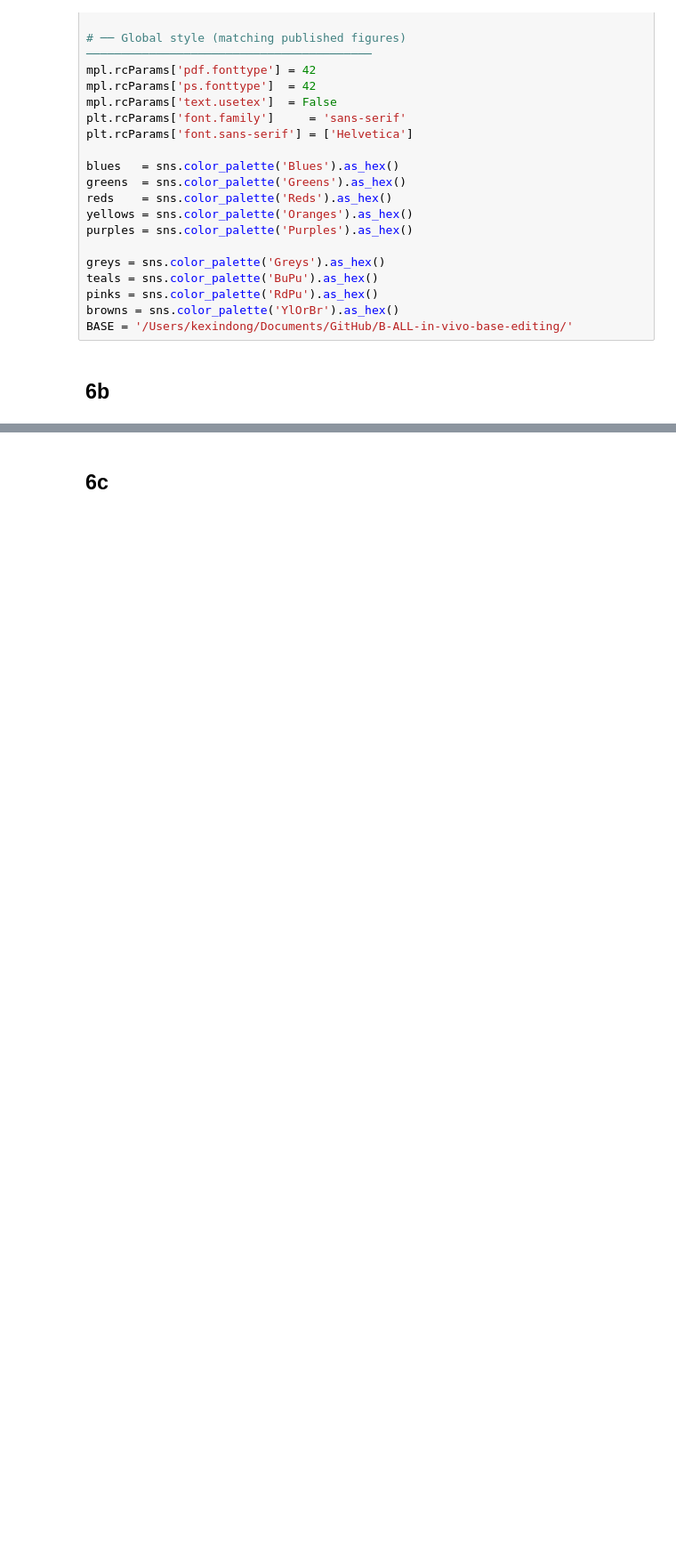
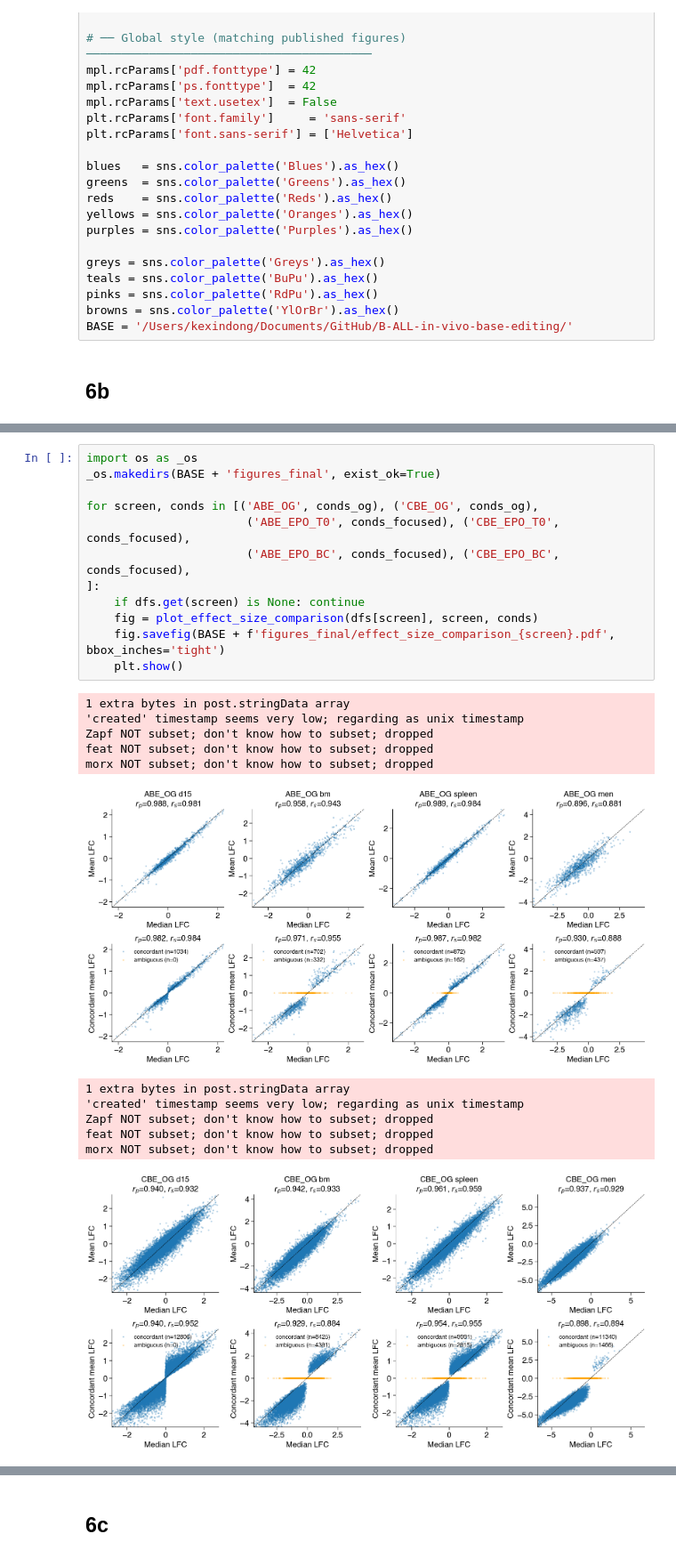
Before and after one commit to kexindon/B-ALL-in-vivo-base-editing, a Jupyter notebook: extended_figure6_CLEANED.ipynb, the cells around one changed output, grey strips where cells are left out. Shown at 89% size. Cells and saved outputs as stored; diff of their text form; blank space fills up the shorter version.

```diff
--- a/extended_figure6_CLEANED.ipynb
+++ b/extended_figure6_CLEANED.ipynb
@@ -44,0 +96,25 @@ BASE = '/Users/kexindong/Documents/GitHub/B-ALL-in-vivo-base-editing/'
+# %%
+import os as _os
+_os.makedirs(BASE + 'figures_final', exist_ok=True)
+
+for screen, conds in [('ABE_OG', conds_og), ('CBE_OG', conds_og),
+                       ('ABE_EPO_T0', conds_focused), ('CBE_EPO_T0', conds_focused),
+                       ('ABE_EPO_BC', conds_focused), ('CBE_EPO_BC', conds_focused),
+]:
+    if dfs.get(screen) is None: continue
+    fig = plot_effect_size_comparison(dfs[screen], screen, conds)
+    fig.savefig(BASE + f'figures_final/effect_size_comparison_{screen}.pdf', bbox_inches='tight')
+    plt.show()
+# %% [output]
+1 extra bytes in post.stringData array
+'created' timestamp seems very low; regarding as unix timestamp
+Zapf NOT subset; don't know how to subset; dropped
+feat NOT subset; don't know how to subset; dropped
+morx NOT subset; don't know how to subset; dropped
+[figure, added]
+1 extra bytes in post.stringData array
+'created' timestamp seems very low; regarding as unix timestamp
+Zapf NOT subset; don't know how to subset; dropped
+feat NOT subset; don't know how to subset; dropped
+morx NOT subset; don't know how to subset; dropped
+[figure, added]
```
Also changed, not shown: parts of 2 cells of this notebook, 4 other files.
